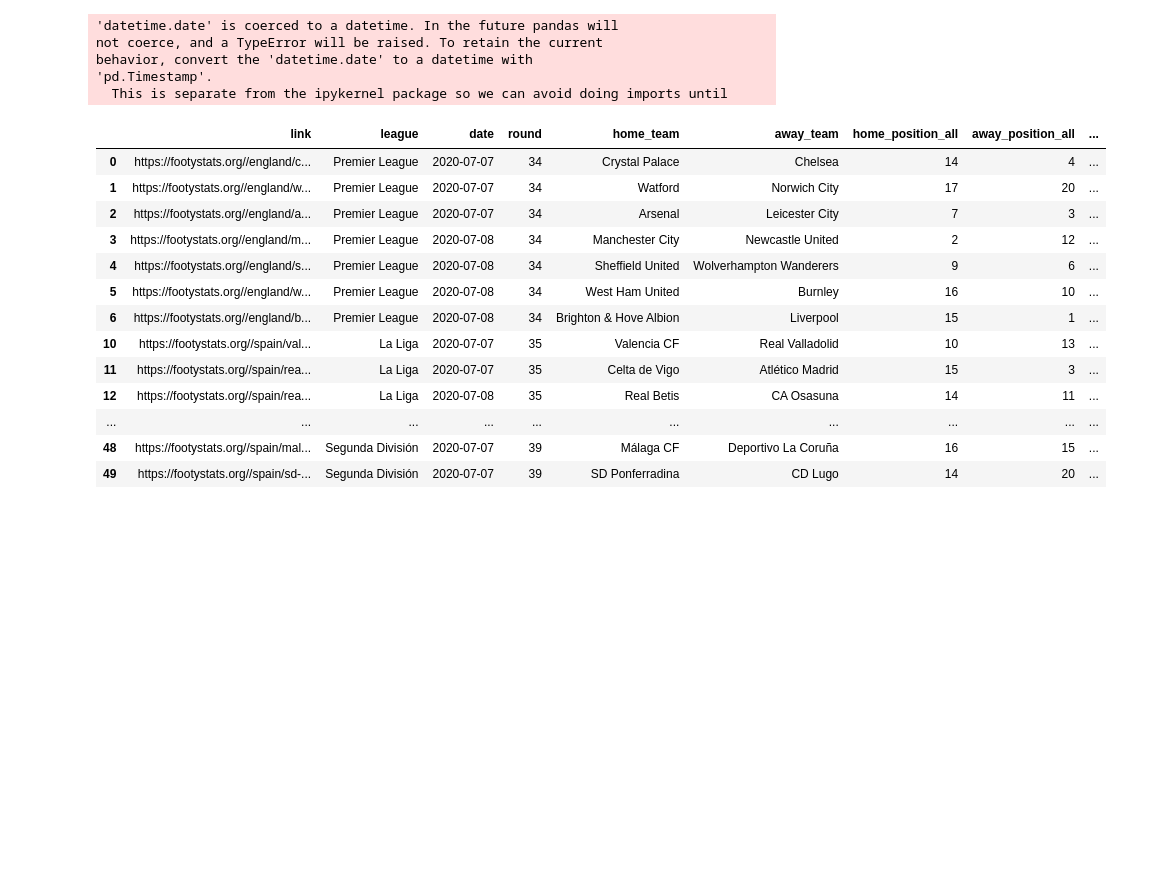
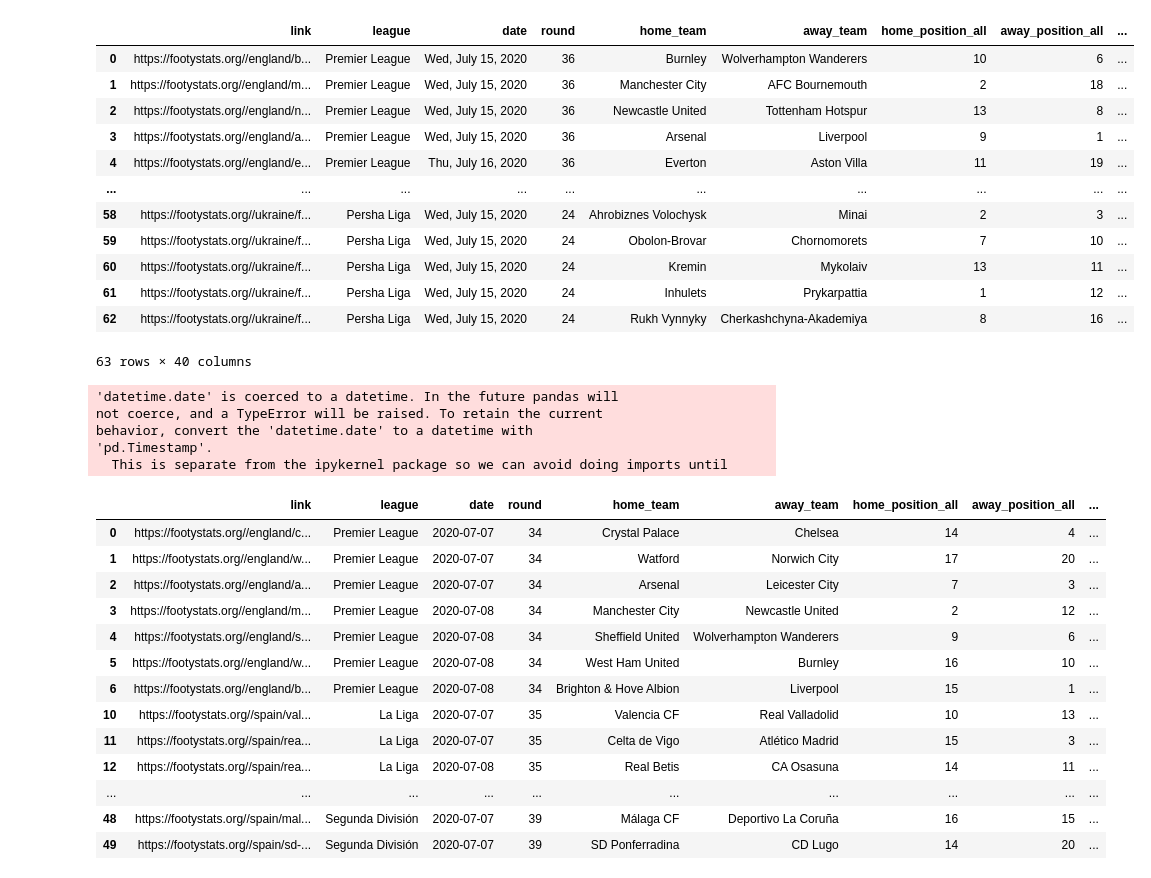
Before and after one commit to luisgzaparolli/betmachine, a Jupyter notebook: streamlit/Untitled.ipynb, the cells around one changed output. Cells and saved outputs as stored; diff of their text form; code cells hidden in the pictures; blank space fills up the shorter version.

Commit message:
Adding a filter selecting by league

```diff
--- a/streamlit/Untitled.ipynb
+++ b/streamlit/Untitled.ipynb
@@ -10,4 +10,22 @@ df.head(2)
 2 rows × 40 columns
+# %%
+lista = list(df['league'].unique())
+# %%
+df[(df['league'].isin(lista))]
+# %% [output]
+|  | link | league | date | round | home_team | away_team | home_position_all | away_position_all | ... |
+| 0 | https://footystats.org//england/b... | Premier League | Wed, July 15, 2020 | 36 | Burnley | Wolverhampton Wanderers | 10 | 6 | ... |
+| 1 | https://footystats.org//england/m... | Premier League | Wed, July 15, 2020 | 36 | Manchester City | AFC Bournemouth | 2 | 18 | ... |
+| 2 | https://footystats.org//england/n... | Premier League | Wed, July 15, 2020 | 36 | Newcastle United | Tottenham Hotspur | 13 | 8 | ... |
+| 3 | https://footystats.org//england/a... | Premier League | Wed, July 15, 2020 | 36 | Arsenal | Liverpool | 9 | 1 | ... |
+| 4 | https://footystats.org//england/e... | Premier League | Thu, July 16, 2020 | 36 | Everton | Aston Villa | 11 | 19 | ... |
+| ... | ... | ... | ... | ... | ... | ... | ... | ... | ... |
+| 58 | https://footystats.org//ukraine/f... | Persha Liga | Wed, July 15, 2020 | 24 | Ahrobiznes Volochysk | Minai | 2 | 3 | ... |
+| 59 | https://footystats.org//ukraine/f... | Persha Liga | Wed, July 15, 2020 | 24 | Obolon-Brovar | Chornomorets | 7 | 10 | ... |
+| 60 | https://footystats.org//ukraine/f... | Persha Liga | Wed, July 15, 2020 | 24 | Kremin | Mykolaiv | 13 | 11 | ... |
+| 61 | https://footystats.org//ukraine/f... | Persha Liga | Wed, July 15, 2020 | 24 | Inhulets | Prykarpattia | 1 | 12 | ... |
+| 62 | https://footystats.org//ukraine/f... | Persha Liga | Wed, July 15, 2020 | 24 | Rukh Vynnyky | Cherkashchyna-Akademiya | 8 | 16 | ... |
+63 rows × 40 columns
 # %%
 df['date']=pd.to_datetime(df['date'])
 # %%
```
Also changed, not shown: parts of 1 cell of this notebook, 3 other files.
